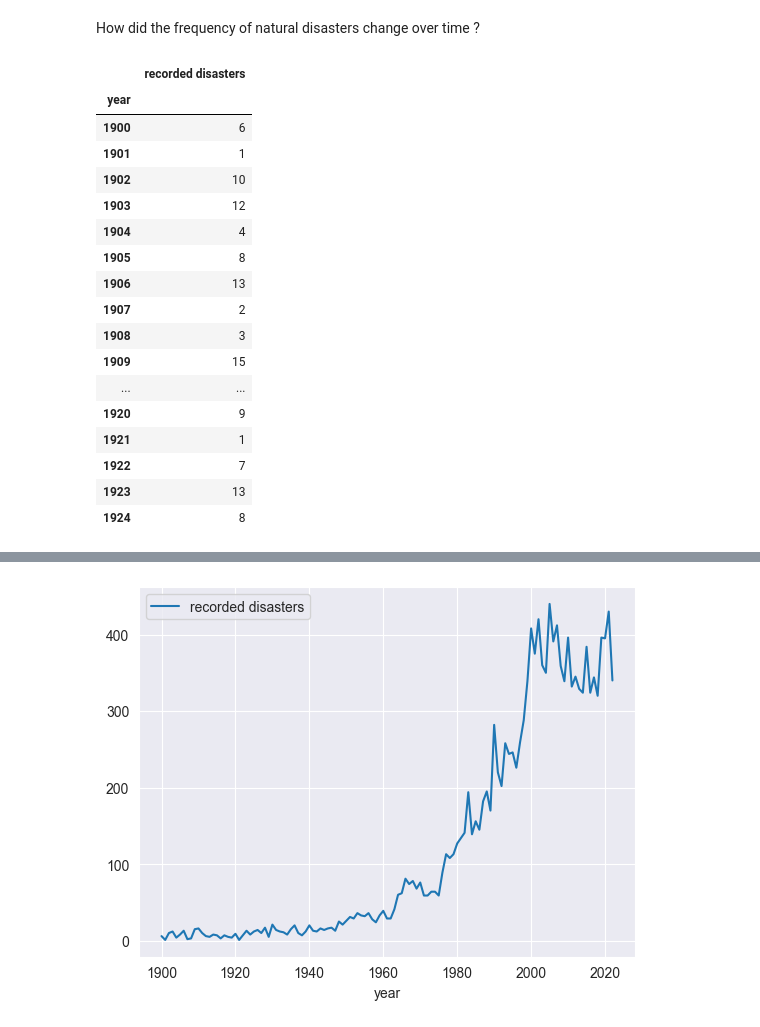
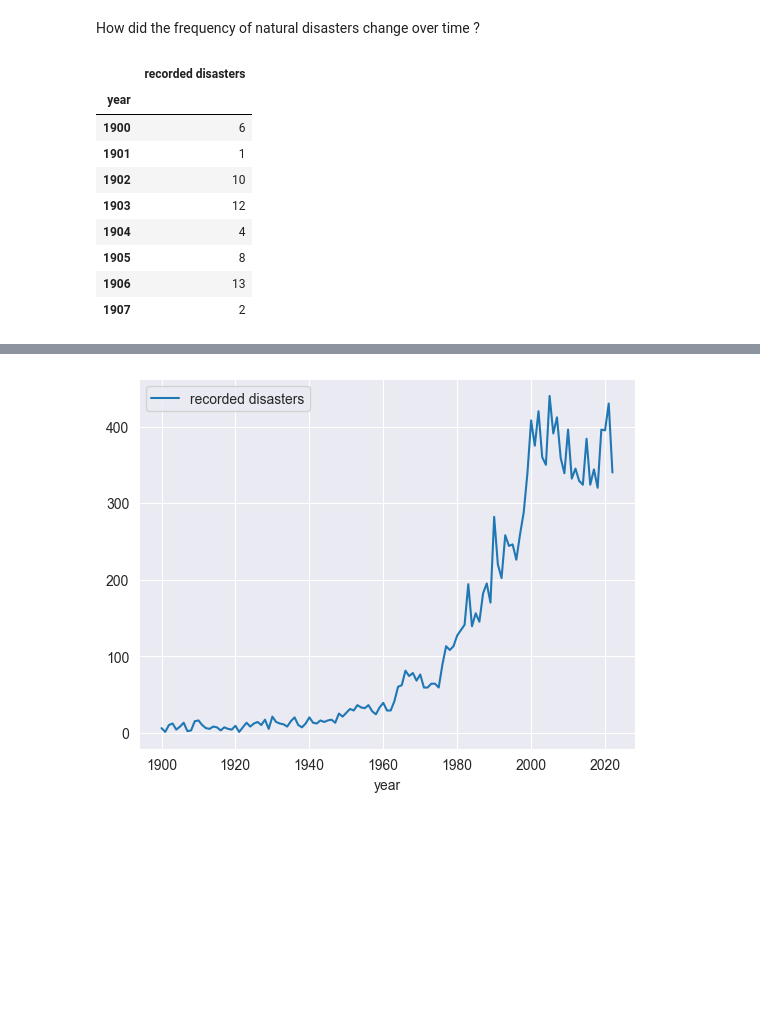
Before and after one commit to lukiwieser/natural-disasters-and-climate-change, a Jupyter notebook: disaster-analysis-paul.ipynb, the cells around one changed output, grey strips where cells are left out. Cells and saved outputs as stored; diff of their text form; code cells hidden in the pictures; blank space fills up the shorter version.

```diff
--- a/disaster-analysis-paul.ipynb
+++ b/disaster-analysis-paul.ipynb
@@ -44,3 +46,7 @@ dis_global.head(8)
+# %%
+dis_global["type"] = dis_global["type"].apply(lambda x: x.replace(" ", "_") if x[-1] != ' ' else x.replace(" ", "_"))
+dis_global['subtype'].replace(" ", "_", inplace=True, regex=True)
+dis_global["type"] = dis_global["type"].apply(lambda x: x.rstrip("_"))
 # %% [markdown]
 ### Feature understanding
 
@@ -143,23 +151,15 @@ How did the frequency of natural disasters change over time ?
 dis_freq_per_year = dis_global.groupby('year').count().drop(["subtype", "deaths"], axis=1)
 dis_freq_per_year.rename(columns={'type':'recorded disasters'}, inplace=True)
 # %%
-dis_freq_per_year.head(25)
+dis_freq_per_year.head(8)
 # %% [output]
 |  | recorded disasters |
 | year |  |
 | 1900 | 6 |
 | 1901 | 1 |
 | 1902 | 10 |
 | 1903 | 12 |
 | 1904 | 4 |
 | 1905 | 8 |
 | 1906 | 13 |
 | 1907 | 2 |
-| 1908 | 3 |
-| 1909 | 15 |
-| ... | ... |
-| 1920 | 9 |
-| 1921 | 1 |
-| 1922 | 7 |
-| 1923 | 13 |
-| 1924 | 8 |
```
Also changed, not shown: parts of 46 cells of this notebook, 1 other file.
